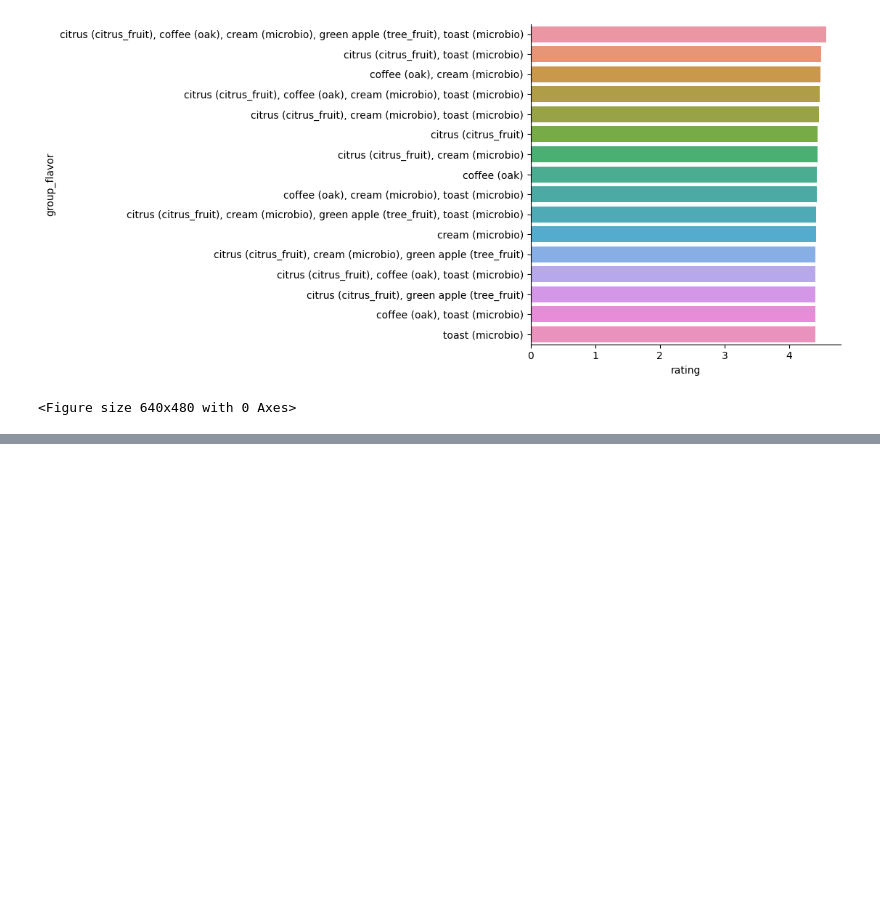
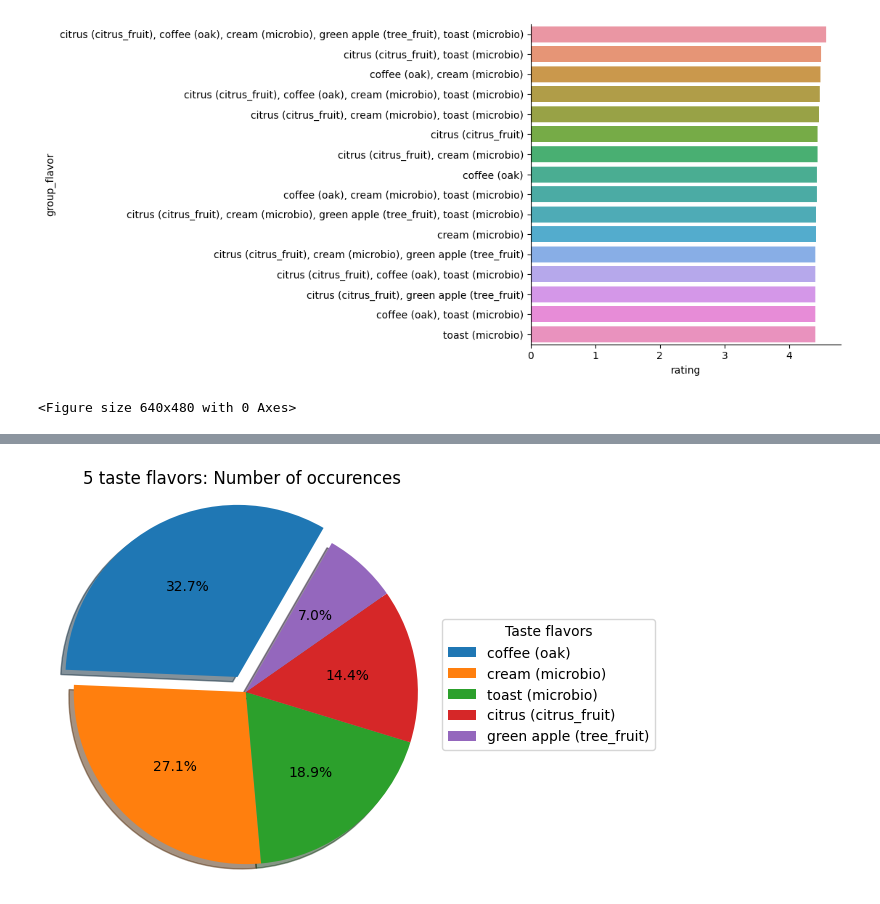
Before and after one commit to Finol12/Wiwinio-Project, a Jupyter notebook: notebooks/question_3.ipynb, the cells around one changed output, grey strips where cells are left out. Drawn from its saved outputs; the diff is of its cells as text; code cells hidden in the pictures; blank space fills up the shorter version.

```diff
--- a/notebooks/question_3.ipynb
+++ b/notebooks/question_3.ipynb
@@ -305,0 +355,6 @@ plt.clf()
+# %%
+keywords = df_5_tastes_clean.groupby("group_flavor")[["wine_name"]].count()
+keywords = keywords.reset_index()
+keywords.columns = ["flavor", "count"]
+keywords = keywords.sort_values("count", ascending=False)
+display(keywords)
@@ -305,0 +368,23 @@ plt.clf()
+# %%
+fig2, ax2 = plt.subplots(figsize=(5, 5))
+ax2.pie(
+    keywords["count"],
+    labels=keywords["flavor"],
+    labeldistance = None,
+    explode = (0.1, 0, 0, 0, 0),
+    autopct='%1.1f%%',
+    shadow=True,
+    startangle=60
+)
+ax2.set_title('5 taste flavors: Number of occurences', loc='center')
+ax2.legend(
+    keywords["flavor"],
+    title="Taste flavors",
+    loc="center left",
+    bbox_to_anchor = (1, 0.5)
+)
+ax2.axis('equal')  # Equal aspect ratio ensures that pie is drawn as a circle.
+
+plt.show()
+# %% [output]
+[figure, added]
```
Also changed, not shown: parts of 6 cells of this notebook.
